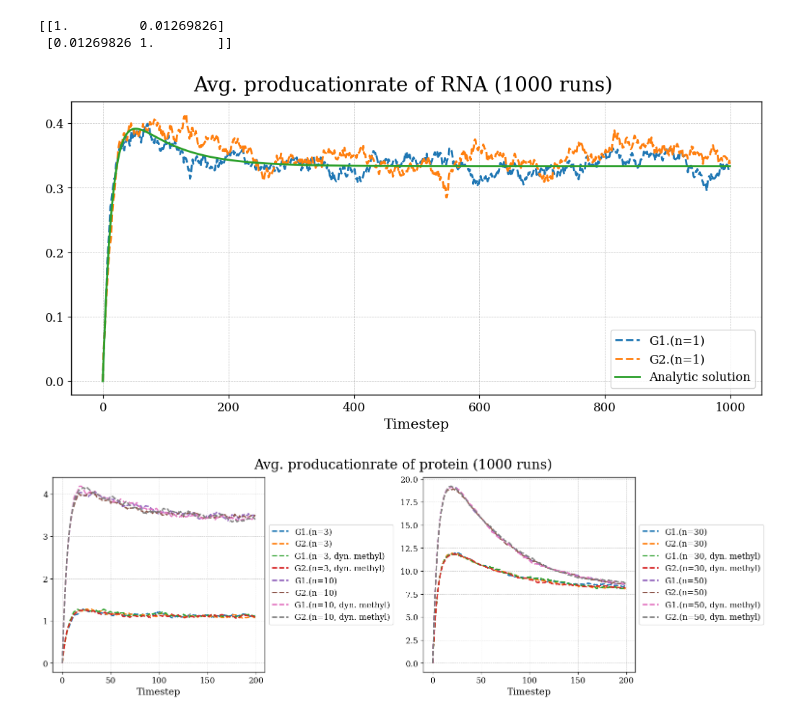
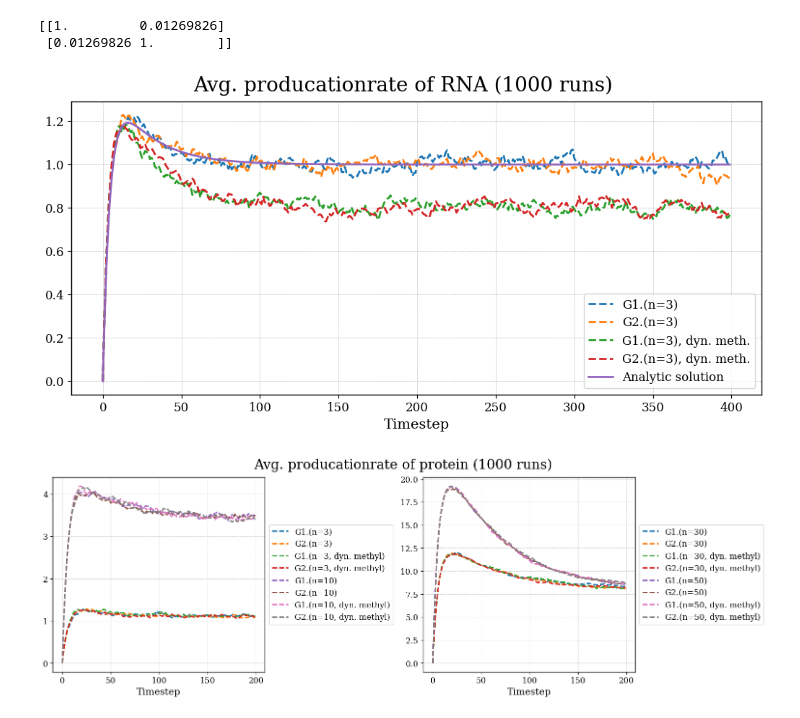
Before and after one commit to RicemanBoy/trafficRNA, a Jupyter notebook: trafficRNA.ipynb, the cells around one changed output. Saved outputs shown, nothing was run; the diff lists cells and outputs as text; code cells hidden in the pictures.

```diff
--- a/trafficRNA.ipynb
+++ b/trafficRNA.ipynb
@@ -180,19 +180,19 @@ from utils.simulation import *
 # %%
 #Work here with the defined classes in simulation2.py
 
-n = 1
+n = 3
 
-p1, m_on, m_off = 0.03, 0.01, 0.01
+p1, m_on, m_off = 0.1, 0.03, 0.03
 
 # gene1 = gene(3, boxes, p1, p2)
 # gene2 = gene(3, boxes, p1, p2)
 
-steps = 1000
+steps = 400
 
 simu = simulation(timesteps=steps)
 
 avg1, std1, avg2, std2, corr = simu.average(n, p1, m_on, m_off, 1000, m_switch=False)
-#avg1m, std1m, avg2m, std2m, corrm = simu.average(n, p1, m_on, m_off, 1000, m_switch=True)
+avg1m, std1m, avg2m, std2m, corrm = simu.average(n, p1, m_on, m_off, 1000, m_switch=True)
 # %%
 def analytic(length: int, p_on:float, p_off: float, timesteps: int):
     x = [i for i in range(timesteps)]
@@ -208,36 +208,40 @@ def analytic_meth(length: int, p_on:float, p_off: float, m_on: float, m_off: flo
     y = []
     k, m = p_on+p_off, m_on+m_off
 
     a = p_on*(m-m_on)
     b = -k*m + m_on*p_on
     c = m + k
     g_1, g_2 = (-c+np.sqrt(c**2+4*b))/2, (-c-np.sqrt(c**2+4*b))/2
     c_1 = ((g_2*a - p_on*b)/(b*(g_2-g_1)))
     for i in x:
         theta = c_1*np.exp(g_1*i) + (a/b - c_1)*np.exp(g_2*i) - a/b
         solution = length*theta
         y.append(solution)
     return x,y
 
 time = simu.timeline
 
 x,y = analytic_meth(n, p_on=p1, p_off=p1, m_on=m_on, m_off=m_off, timesteps = steps)
 
 fig, ax1 = plt.subplots(figsize=(10,5))
 
-ax1.plot(time, avg1, label="G1.(n=1)", linestyle="--")
-ax1.plot(time, avg2, label="G2.(n=1)", linestyle="--")
+ax1.plot(time, avg1, label="G1.(n=3)", linestyle="--")
+ax1.plot(time, avg2, label="G2.(n=3)", linestyle="--")
+
+ax1.plot(time, avg1m, label="G1.(n=3), dyn. meth.", linestyle="--")
+ax1.plot(time, avg2m, label="G2.(n=3), dyn. meth.", linestyle="--")
 
 ax1.plot(x,y, label="Analytic solution")
 
 ax1.set_xlabel("Timestep")
 # ax1.set_title("Avg. producationrate of protein (1000 shots)")
 # ax2.set_title("Avg. producationrate of protein (1000 shots)")
 plt.suptitle("Avg. producationrate of RNA (1000 runs)", fontsize=20)
 plt.legend()
+plt.savefig("figures/figure2.png", dpi = 300)
 plt.show()
 # %% [output]
-[figure, old version]
+[figure, new version]
 # %%
 n = 50
 
```
Also changed, not shown: 2 other files.
